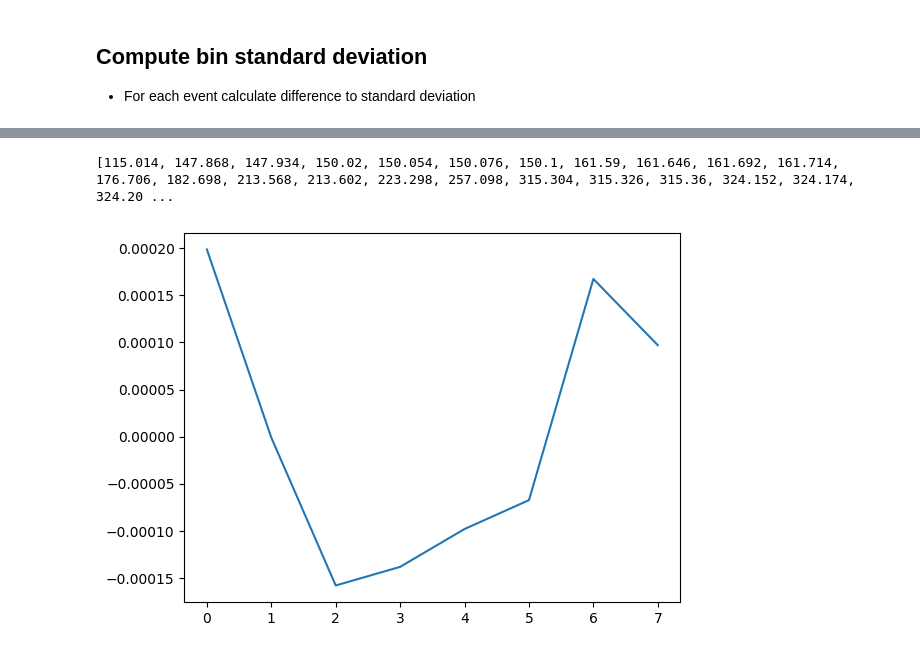
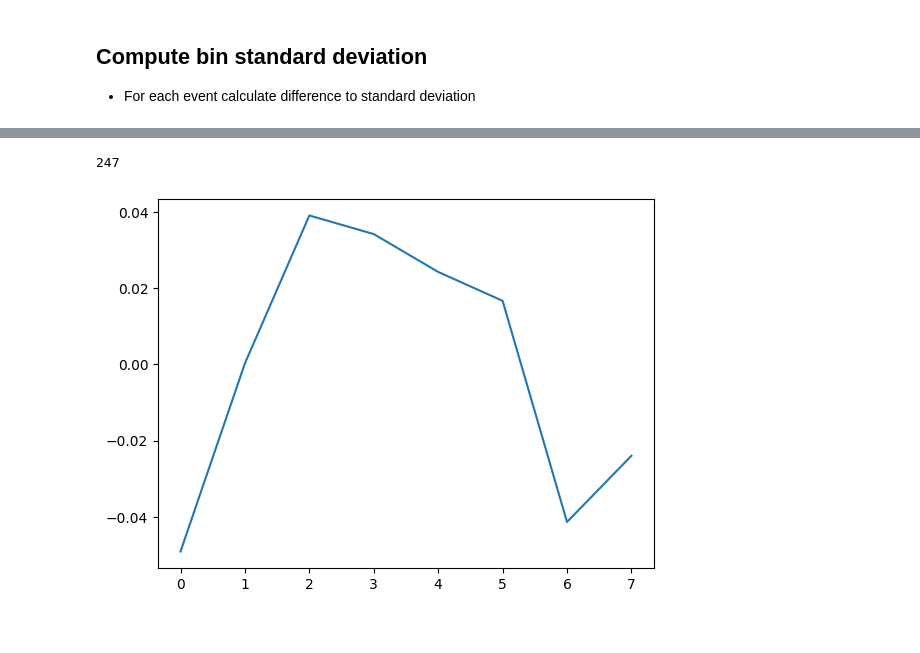
Before and after one commit to YannickLeon/EEGAnalysis, a Jupyter notebook: filtering2.ipynb, the cells around one changed output, grey strips where cells are left out. Drawn from its saved outputs; the diff is of its cells as text; code cells hidden in the pictures.

Commit message:
bin deviation

```diff
--- a/filtering2.ipynb
+++ b/filtering2.ipynb
@@ -116,22 +112,21 @@ def get_bin_deviation(data, timestamps, timespan = 1 * 500):
     bins = create_bins(data)
     default = get_bin_probabilities(bins)
 
+    combined_data = []
+    for timestamp in timestamps:
+        combined_data.extend(data[int((timestamp-timespan/2)):int((timestamp+timespan/2))])
 
-    combined_event_bins = [[] for i in range(8)]
-    for timestamp in timestamps:
-        event_bins = create_bins(data[int((timestamp-timespan/2)):int((timestamp+timespan/2))])
-        for i in range(8):
-            combined_event_bins[i].extend(event_bins[i])
-    event_probability = get_bin_probabilities(combined_event_bins)
+    event_bins = create_bins(combined_data)
+    event_probability = get_bin_probabilities(event_bins)
 
     deviation = []
-    for i  in range(len(default)):
-        deviation.append(default[i]-event_probability[i])
+    for i in range(len(default)):
+        deviation.append(event_probability[i]-default[i])
 
     return deviation
 
 def get_total_deviation(data, timestamps, timespan = 1, sampling_rate = 500):
-    print(timestamps)
+    print(len(timestamps))
     total_deviation = [0 for i in range(8)]
     for i in range(len(data)):
         deviation = get_bin_deviation(data[i], [timestamp*sampling_rate for timestamp in timestamps], timespan*sampling_rate)
@@ -155,3 +150,7 @@ df = pd.read_csv(f'./data/sub-{subject_id}/eeg/sub-{subject_id}_task-ContinuousV
 # %%
 behaviors = ["STATUS", "GAME OVER", "SHOOT_BUTTON", "MISSILE_HIT_ENEMY", "COLLECT_STAR", "PLAYER_CRASH_ENEMY", "PLAYER_CRASH_WALL", "COLLECT_AMMO"]
 filtered_df = df[df['trial_type'] == "PLAYER_CRASH_WALL"]
+# %%
+data_temp = []
+for entry in filtered_df["onset"]:
+    data_temp.extend(data[0][int((entry*500-500/2)):int((entry*500+500/2))])
@@ -158,12 +172,10 @@ filtered_df = df[df['trial_type'] == "PLAYER_CRASH_WALL"]
 # %%
 deviation = get_total_deviation(data, [entry for entry in filtered_df["onset"]], sampling_rate=500)
 # %% [output]
-[115.014, 147.868, 147.934, 150.02, 150.054, 150.076, 150.1, 161.59, 161.646, 161.692, 161.714, 176.706, 182.698, 213.568, 213.602, 223.298, 257.098, 315.304, 315.326, 315.36, 324.152, 324.174, 324.20 ...
+247
 # %%
-for i in range(len(deviation)):
-    deviation[i]/=len(filtered_df["onset"])
-
 plt.plot([i for i in range(8)], deviation)
+#plt.yticks([-1+i/10 for i in range(21)])
 plt.show()
 # %% [output]
-[figure, old version]
+[figure, new version]
```
Also changed, not shown: parts of 5 cells of this notebook.
